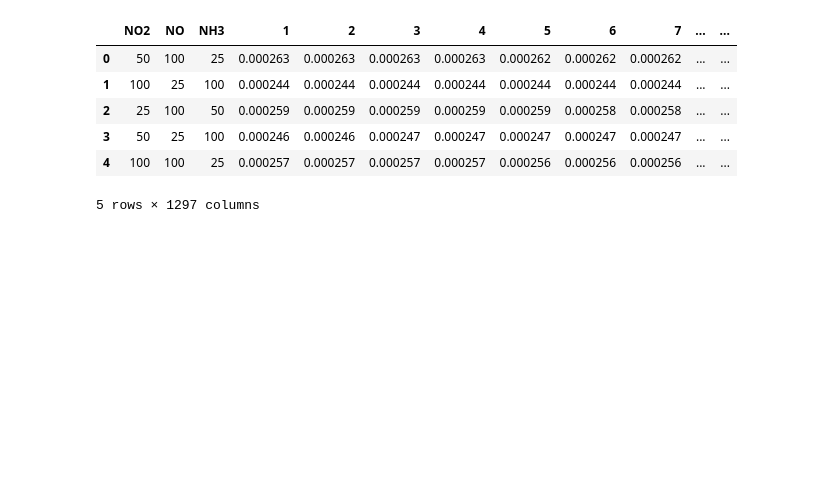
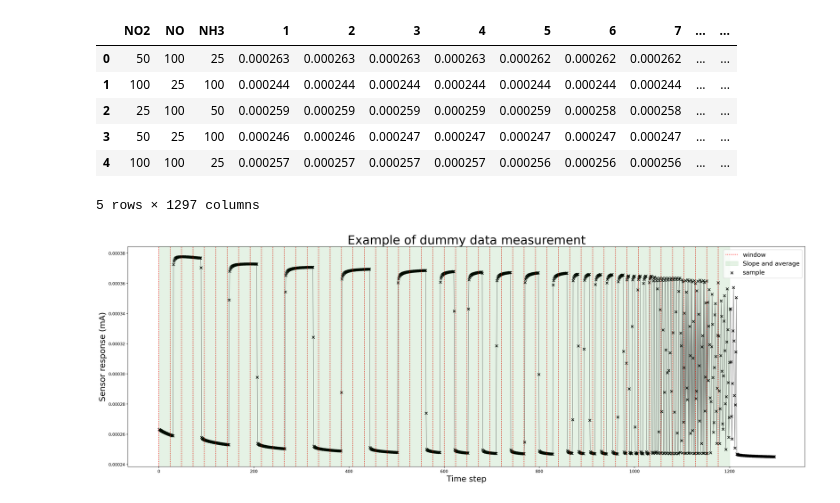
Before and after one commit to cosmourao/thesis, a Jupyter notebook: code/dummy_data.ipynb, the cells around one changed output. Drawn from its saved outputs; the diff is of its cells as text; code cells hidden in the pictures; blank space fills up the shorter version.

Commit message:
added dummy data measurements and plot

```diff
--- a/code/dummy_data.ipynb
+++ b/code/dummy_data.ipynb
@@ -29,6 +25,28 @@ data.head()
 | 3 | 50 | 25 | 100 | 0.000246 | 0.000246 | 0.000247 | 0.000247 | 0.000247 | 0.000247 | 0.000247 | ... | ... |
 | 4 | 100 | 100 | 25 | 0.000257 | 0.000257 | 0.000257 | 0.000257 | 0.000256 | 0.000256 | 0.000256 | ... | ... |
 5 rows × 1297 columns
+# %%
+feats = [24*i for i in range(51)]
+# %%
+x = data.columns[3:]
+y = data.iloc[0][3:]
+plt.figure(num=None, figsize=(30, 10), dpi=200, facecolor='w', edgecolor='k')
+plt.plot(x,y, color = 'black', lw = 1, alpha = 0.5)
+plt.scatter(x,y, color = 'black', marker = 'x', s = 40, label = 'sample')
+plt.xlabel('Time step', fontsize=20)
+plt.ylabel('Sensor response (mA)', fontsize = 20)
+plt.title(r'Example of dummy data measurement', fontsize=30)
+plt.axvline(x=feats[0], color = 'red', linestyle = ':', label = 'window')
+plt.axvspan(feats[0], feats[0]+24, color='green', alpha = 0.1, label = 'Slope and average')
+for f in feats[1:-1]:
+    plt.axvline(x=f, color = 'red', linestyle = ':')
+    plt.axvspan(f, f+24, color='green', alpha = 0.1)
+
+plt.legend(prop={'size': 15}, loc = 'best')
+plt.savefig('../figures/dummy-data.png')
+plt.show()
+# %% [output]
+[figure, added]
 # %%
 # Gas concentrations
 Y = np.asarray(data[['NO2', 'NO', 'NH3']])
```
Also changed, not shown: parts of 1 cell of this notebook, 7 other files.
